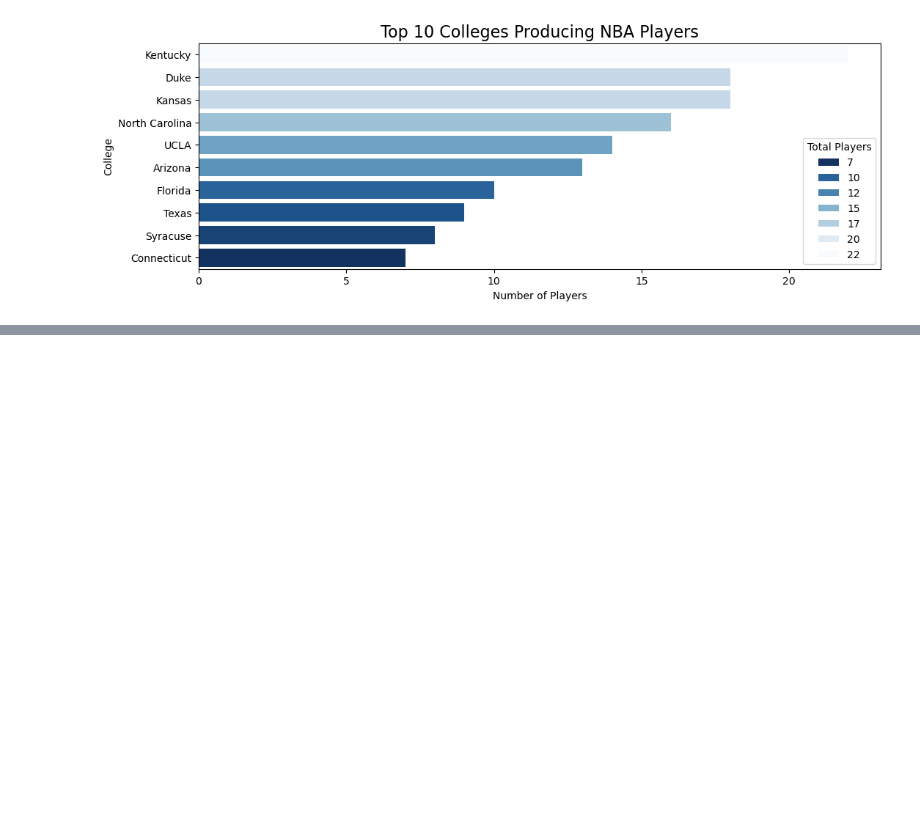
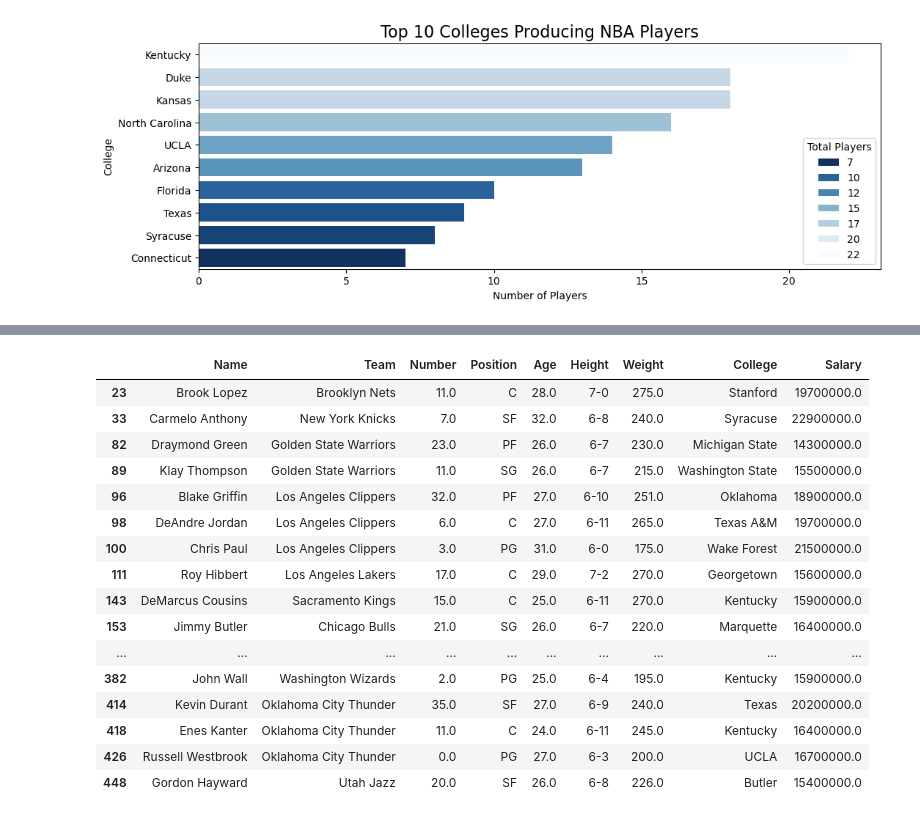
Before and after one commit to Akshitbansal26367/Data-Science-Projects, a Jupyter notebook: NBA Dataset/nba dataset notebook.ipynb, the cells around one changed output, grey strips where cells are left out. Saved outputs shown, nothing was run; the diff lists cells and outputs as text; code cells hidden in the pictures; blank space fills up the shorter version.

Commit message:
Add Outlier Fuction

```diff
--- a/NBA Dataset/nba dataset notebook.ipynb
+++ b/NBA Dataset/nba dataset notebook.ipynb
@@ -342,0 +345,7 @@ plt.legend(title='Total Players')
+# %%
+def lower_upper_bound(data, col):
+    q1, q3 = data[col].quantile([0.25, 0.75])
+    IQR = q3 - q1
+    lower = q1 - 1.5*IQR
+    upper = q3 + 1.5*IQR
+    return lower, upper
@@ -342,0 +392,20 @@ plt.legend(title='Total Players')
+# %%
+df[(df['Salary'] < lower) | (df['Salary'] > upper)] # Code to detect outliers in the code
+# %% [output]
+|  | Name | Team | Number | Position | Age | Height | Weight | College | Salary |
+| 23 | Brook Lopez | Brooklyn Nets | 11.0 | C | 28.0 | 7-0 | 275.0 | Stanford | 19700000.0 |
+| 33 | Carmelo Anthony | New York Knicks | 7.0 | SF | 32.0 | 6-8 | 240.0 | Syracuse | 22900000.0 |
+| 82 | Draymond Green | Golden State Warriors | 23.0 | PF | 26.0 | 6-7 | 230.0 | Michigan State | 14300000.0 |
+| 89 | Klay Thompson | Golden State Warriors | 11.0 | SG | 26.0 | 6-7 | 215.0 | Washington State | 15500000.0 |
+| 96 | Blake Griffin | Los Angeles Clippers | 32.0 | PF | 27.0 | 6-10 | 251.0 | Oklahoma | 18900000.0 |
+| 98 | DeAndre Jordan | Los Angeles Clippers | 6.0 | C | 27.0 | 6-11 | 265.0 | Texas A&M | 19700000.0 |
+| 100 | Chris Paul | Los Angeles Clippers | 3.0 | PG | 31.0 | 6-0 | 175.0 | Wake Forest | 21500000.0 |
+| 111 | Roy Hibbert | Los Angeles Lakers | 17.0 | C | 29.0 | 7-2 | 270.0 | Georgetown | 15600000.0 |
+| 143 | DeMarcus Cousins | Sacramento Kings | 15.0 | C | 25.0 | 6-11 | 270.0 | Kentucky | 15900000.0 |
+| 153 | Jimmy Butler | Chicago Bulls | 21.0 | SG | 26.0 | 6-7 | 220.0 | Marquette | 16400000.0 |
+| ... | ... | ... | ... | ... | ... | ... | ... | ... | ... |
+| 382 | John Wall | Washington Wizards | 2.0 | PG | 25.0 | 6-4 | 195.0 | Kentucky | 15900000.0 |
+| 414 | Kevin Durant | Oklahoma City Thunder | 35.0 | SF | 27.0 | 6-9 | 240.0 | Texas | 20200000.0 |
+| 418 | Enes Kanter | Oklahoma City Thunder | 11.0 | C | 24.0 | 6-11 | 245.0 | Kentucky | 16400000.0 |
+| 426 | Russell Westbrook | Oklahoma City Thunder | 0.0 | PG | 27.0 | 6-3 | 200.0 | UCLA | 16700000.0 |
+| 448 | Gordon Hayward | Utah Jazz | 20.0 | SF | 26.0 | 6-8 | 226.0 | Butler | 15400000.0 |
```
Also changed, not shown: parts of 11 cells of this notebook.
